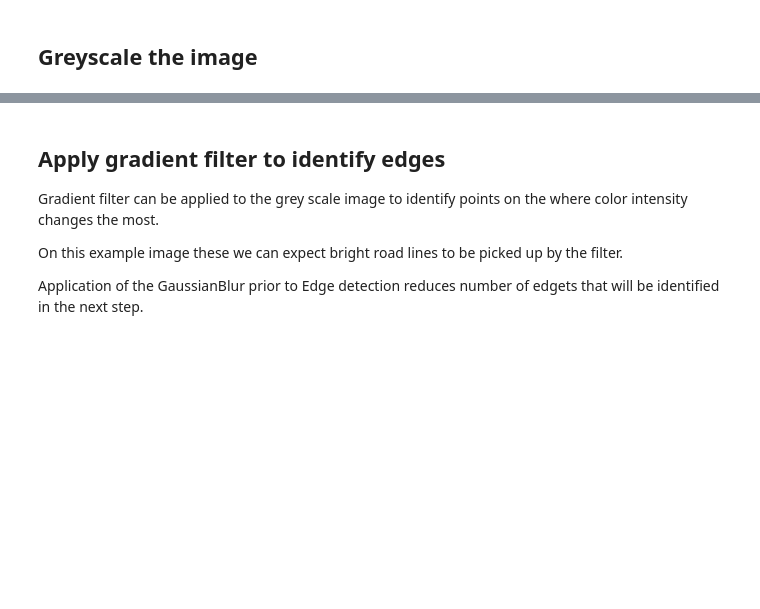
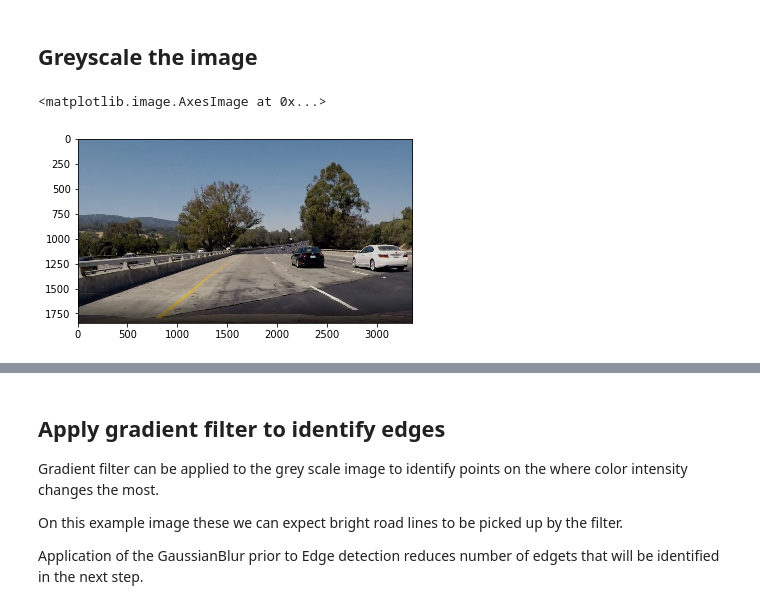
Before and after one commit to byapparov/CarND-LaneLines-P1, a Jupyter notebook: identify_lanes_no_video.ipynb, the cells around one changed output, grey strips where cells are left out. Saved outputs shown, nothing was run; the diff lists cells and outputs as text; code cells hidden in the pictures; blank space fills up the shorter version.

```diff
--- a/identify_lanes_no_video.ipynb
+++ b/identify_lanes_no_video.ipynb
@@ -17,13 +17,17 @@ ImportError: cannot import name 'extend_line' from 'src.traffic_lanes_pipeline.m
 # %% [markdown]
 ## Greyscale the image
 # %%
-img = cv2.imread('test_images/solidYellowLeft.jpg', cv2.IMREAD_COLOR)
+img_path = 'test_images/challenge2.jpg'
+img = cv2.imread(img_path, cv2.IMREAD_COLOR)
 
 # This is to compensate for the fact that
 # opencv image layers are stored in reverse order - BGR
 # @alsosee https://www.pyimagesearch.com/2014/11/03/display-matplotlib-rgb-image/
 img_color = cv2.cvtColor(img, cv2.COLOR_BGR2RGB)
 plt.imshow(img_color)
+# %% [output]
+<matplotlib.image.AxesImage at 0x...>
+[figure, added]
 # %%
 img_grey = cv2.cvtColor(img, cv2.COLOR_BGR2GRAY)
 # cmap, vmin, vmax allow to print image as human expects it
```
Also changed, not shown: parts of 12 cells of this notebook, 9 other files.
